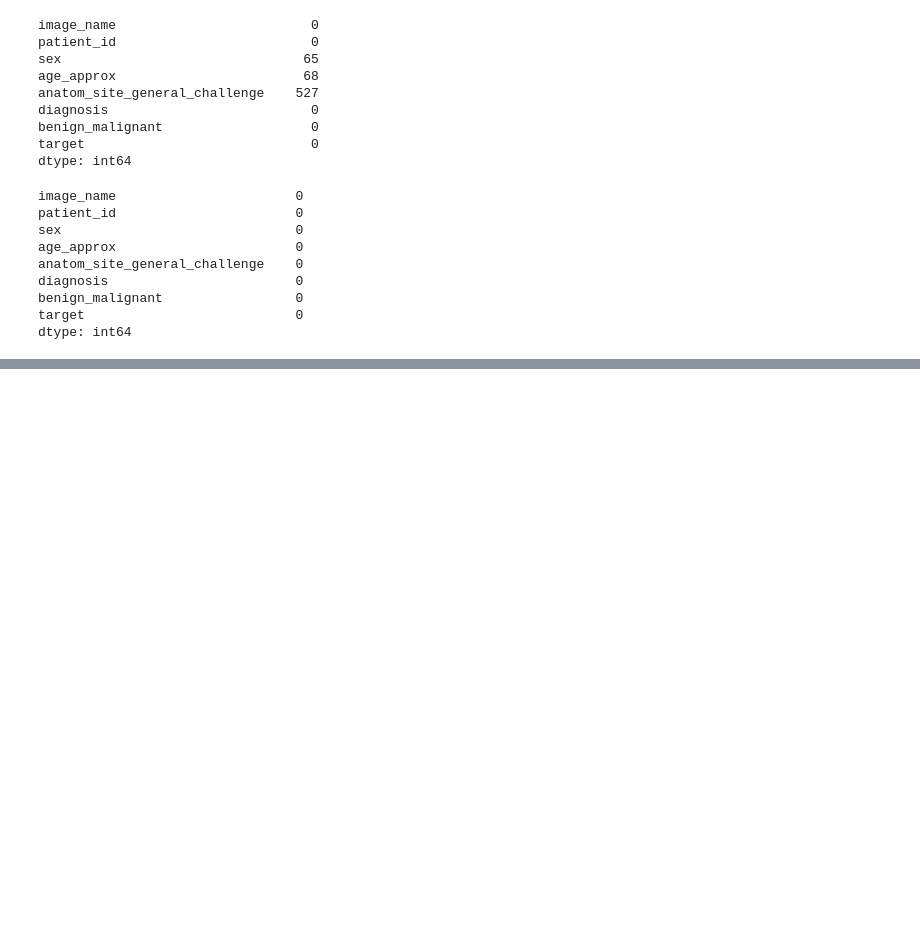
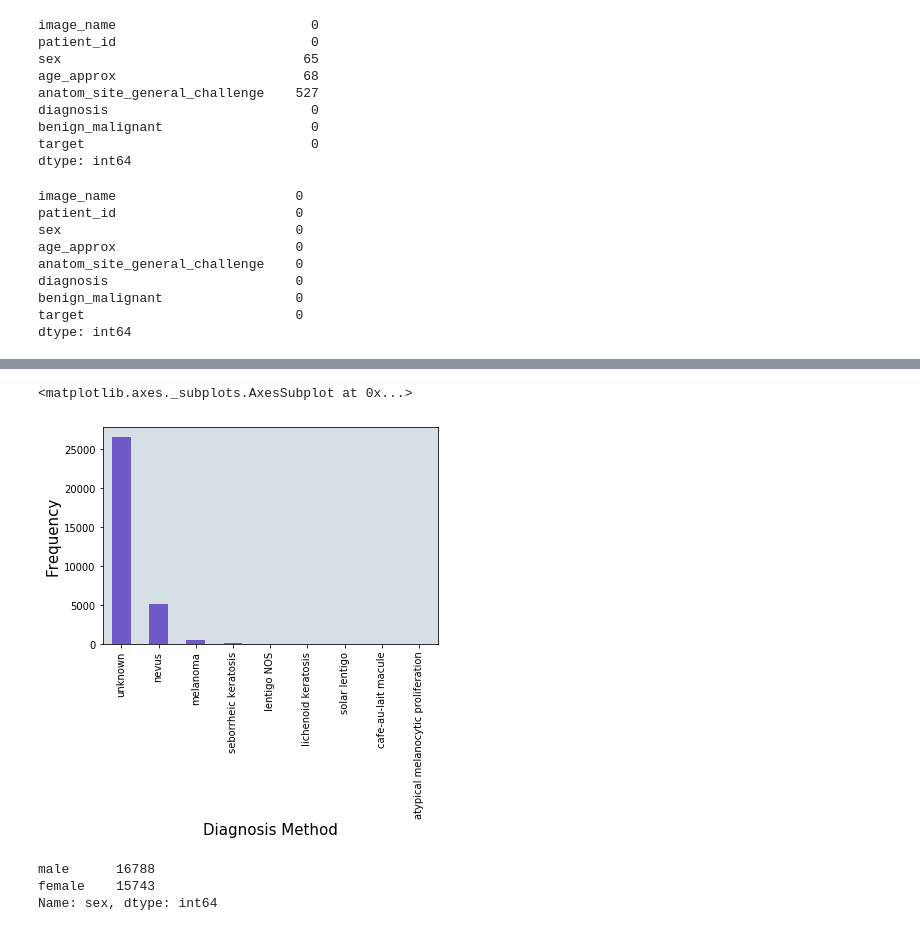
Before and after one commit to iamharsha1999/Melonama_Classification, a Jupyter notebook: EDA.ipynb, the cells around one changed output, grey strips where cells are left out. Drawn from its saved outputs; the diff is of its cells as text; code cells hidden in the pictures; blank space fills up the shorter version.

```diff
--- a/EDA.ipynb
+++ b/EDA.ipynb
@@ -90,0 +94,14 @@ Name: sex, dtype: int64
+# %%
+axi = plt.axes(facecolor = '#D5DFE5')
+plt.ylabel('Frequency', size = 15)
+plt.xlabel('Diagnosis Method', size = 15)
+train_df['diagnosis'].value_counts().plot(kind='bar', color = '#6F58C9', ax = axi)
+# %% [output]
+<matplotlib.axes._subplots.AxesSubplot at 0x...>
+[figure, added]
+# %%
+train_df['sex'].value_counts()
+# %% [output]
+male      16788
+female    15743
+Name: sex, dtype: int64
```
Also changed, not shown: parts of 14 cells of this notebook.
